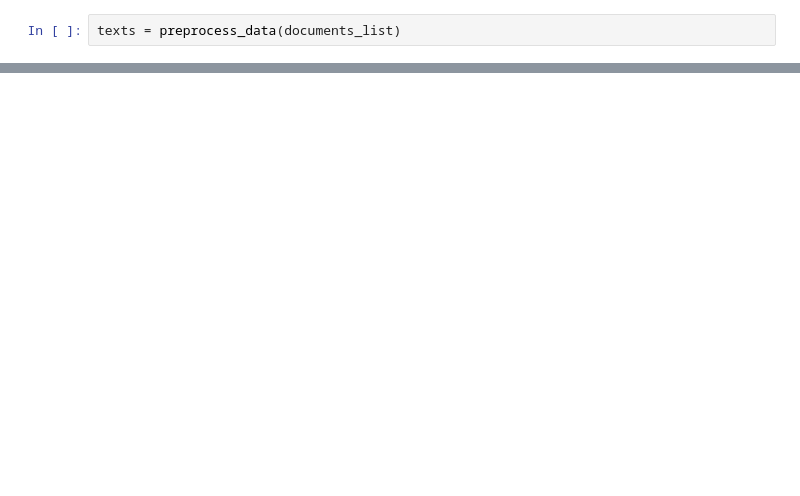
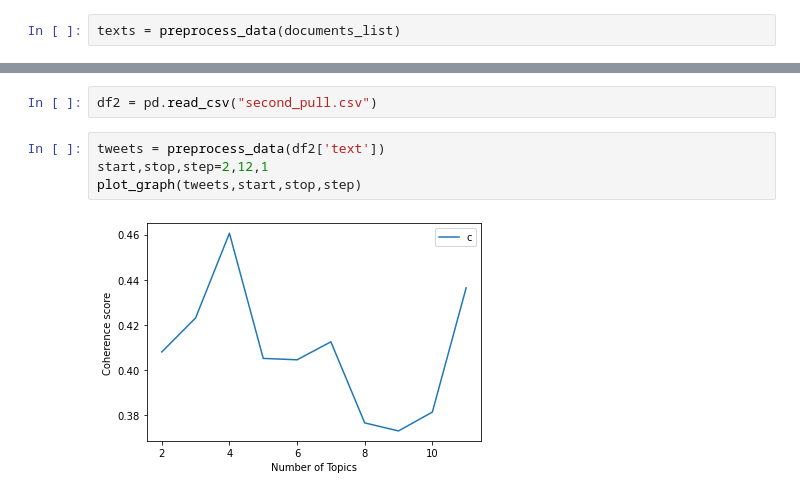
Before and after one commit to TiernonRR/LinearSemesterProject, a Jupyter notebook: LSA.ipynb, the cells around one changed output, grey strips where cells are left out. Drawn from its saved outputs; the diff is of its cells as text; blank space fills up the shorter version.

Commit message:
data

```diff
--- a/LSA.ipynb
+++ b/LSA.ipynb
@@ -139,0 +141,8 @@ Total Number of Documents: 4551
+# %%
+df2 = pd.read_csv("second_pull.csv")
+# %%
+tweets = preprocess_data(df2['text'])
+start,stop,step=2,12,1
+plot_graph(tweets,start,stop,step)
+# %% [output]
+[figure, added]
```
Also changed, not shown: parts of 8 cells of this notebook, 9 other files.
